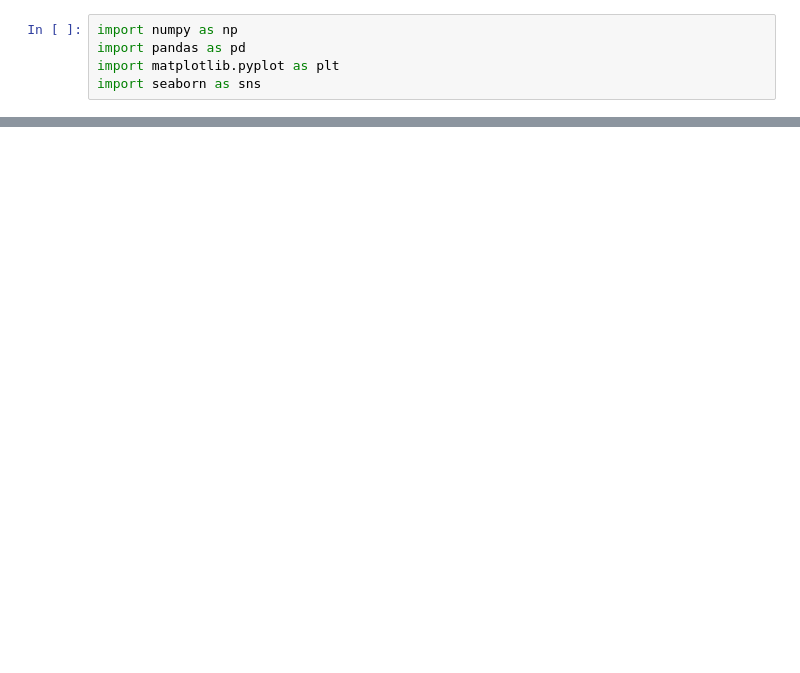
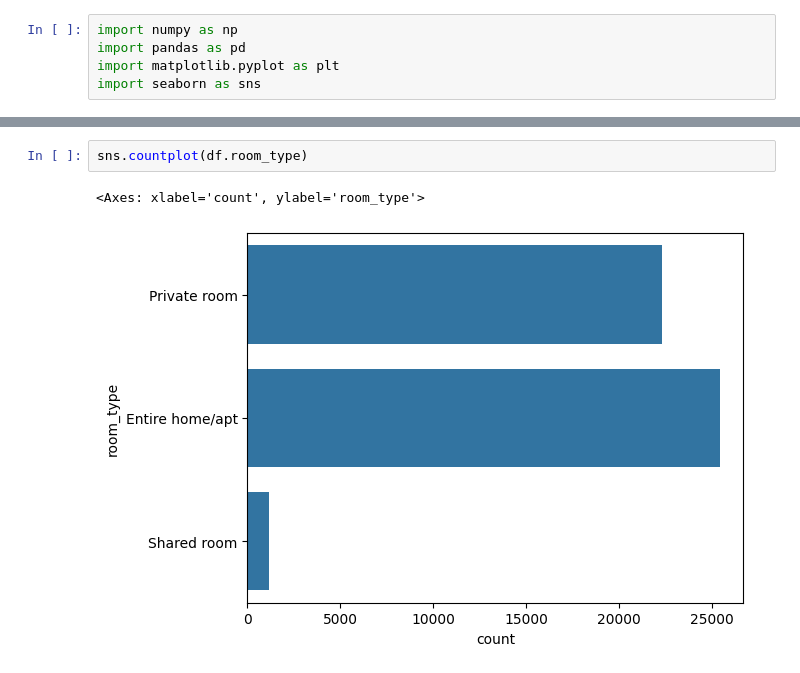
Before and after one commit to amnaherex/Roomify, a Jupyter notebook: Untitled.ipynb, the cells around one changed output, grey strips where cells are left out. Drawn from its saved outputs; the diff is of its cells as text; blank space fills up the shorter version.

```diff
--- a/Untitled.ipynb
+++ b/Untitled.ipynb
@@ -21,0 +142,5 @@ Path to dataset files: C:\Users\DELL\.cache\kagglehub\datasets\dgomonov\new-york
+# %%
+sns.countplot(df.room_type)
+# %% [output]
+<Axes: xlabel='count', ylabel='room_type'>
+[figure, added]
```
Also changed, not shown: parts of 47 cells of this notebook.
